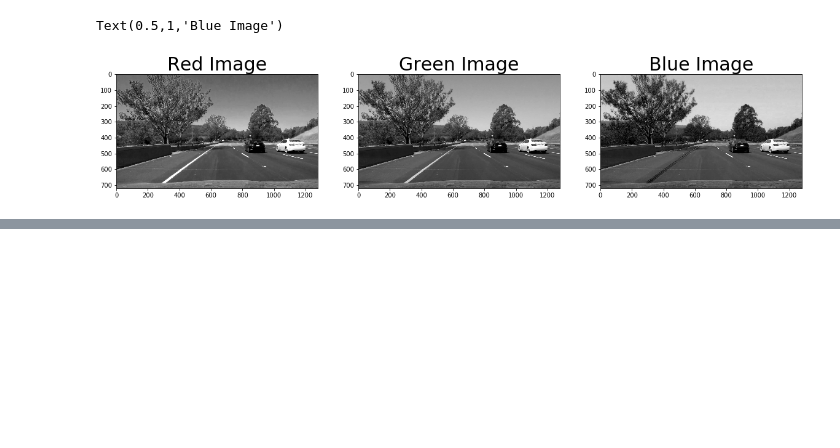
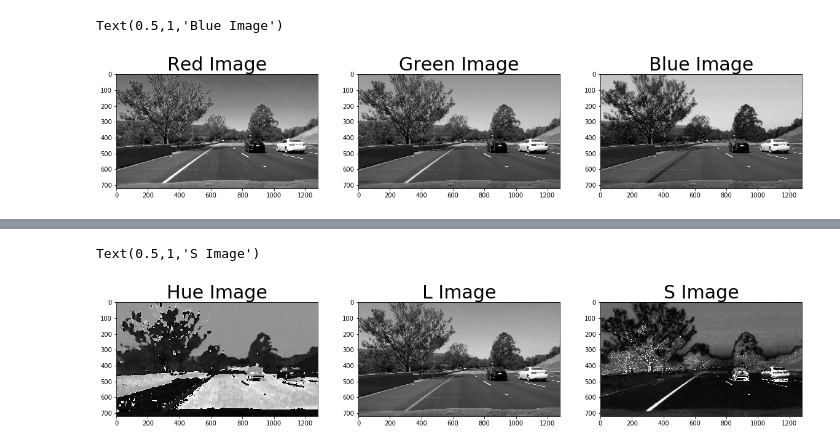
Before and after one commit to kadimetla/CarND-Advanced-Lane-Lines, a Jupyter notebook: play_color_thresholds.ipynb, the cells around one changed output, grey strips where cells are left out. Cells and saved outputs as stored; diff of their text form; code cells hidden in the pictures; blank space fills up the shorter version.

```diff
--- a/play_color_thresholds.ipynb
+++ b/play_color_thresholds.ipynb
@@ -52,0 +68,18 @@ Text(0.5,1,'Blue Image')
+# %%
+image = mpimg.imread('test_images/test6.jpg')
+hls = cv2.cvtColor(image, cv2.COLOR_RGB2HLS)
+H = hls[:,:,0]
+L = hls[:,:,1]
+S = hls[:,:,2]
+f, (ax1, ax2, ax3) = plt.subplots(1, 3, figsize=(20,10))
+ax1.imshow(H,cmap='gray')
+ax1.set_title('Hue Image', fontsize=30)
+
+ax2.imshow(L,cmap='gray')
+ax2.set_title('L Image', fontsize=30)
+
+ax3.imshow(S,cmap='gray')
+ax3.set_title('S Image', fontsize=30)
+# %% [output]
+Text(0.5,1,'S Image')
+[figure, added]
```
Also changed, not shown: parts of 5 cells of this notebook, 10 other files.
